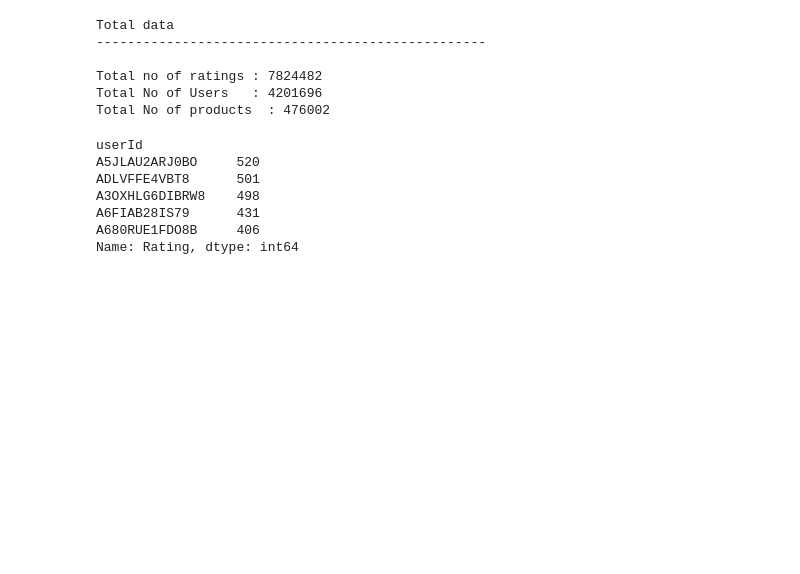
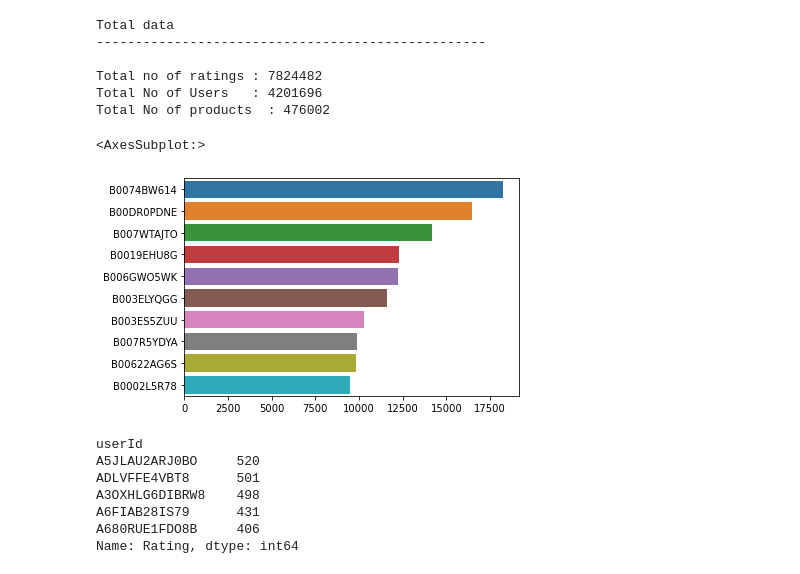
Before and after one commit to trishattah/DS_7331_Projects, a Jupyter notebook: Lab_3/Lab_3_Group_4_v2.ipynb, the cells around one changed output. Drawn from its saved outputs; the diff is of its cells as text; code cells hidden in the pictures; blank space fills up the shorter version.

```diff
--- a/Lab_3/Lab_3_Group_4_v2.ipynb
+++ b/Lab_3/Lab_3_Group_4_v2.ipynb
@@ -132,6 +133,13 @@ Total data
 Total no of ratings : 7824482
 Total No of Users   : 4201696
 Total No of products  : 476002
+# %%
+#Top 10 rated products = df['JOB_TITLE'].value_counts()[:10]
+prd = df1['productId'].value_counts()[:10]
+sns.barplot(x= prd.values, y = prd.index)
+# %% [output]
+<AxesSubplot:>
+[figure, added]
 # %%
 #Ratings per user
 
```
Also changed, not shown: parts of 59 cells of this notebook.
